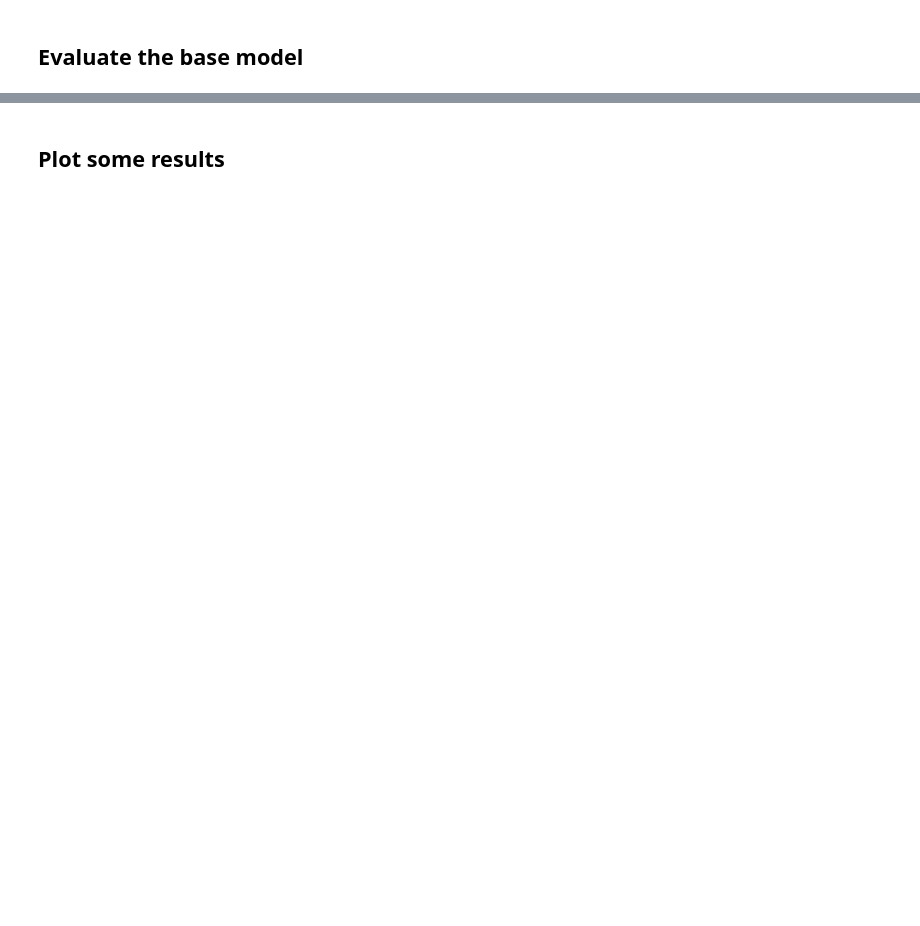
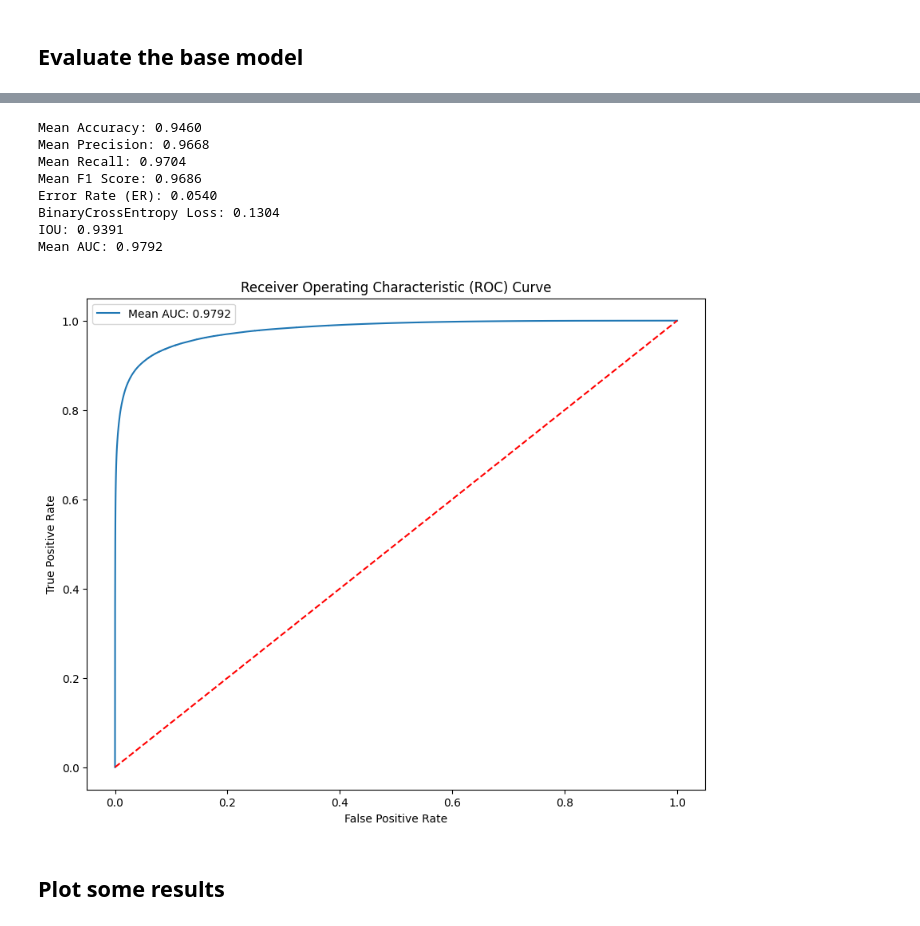
Before and after one commit to ASKabalan/-infrared-cloud-detection-, a Jupyter notebook: segmentation/CloudSegmentation_Jax.ipynb, the cells around one changed output, grey strips where cells are left out. Cells and saved outputs as stored; diff of their text form; code cells hidden in the pictures; blank space fills up the shorter version.

```diff
--- a/segmentation/CloudSegmentation_Jax.ipynb
+++ b/segmentation/CloudSegmentation_Jax.ipynb
@@ -594,3 +603,17 @@ save_metrics_to_csv(avg_train_loss, avg_val_loss, avg_train_accuracy, avg_val_ac
+# %%
+# Evaluate the model on validation and training sets
+images, masks , pred = evaluate_and_save_images(ds_val_gen, state, "DS12_val",True,200)
+images_t, masks_t , pred_t = evaluate_and_save_images(ds_train_gen, state, "DS12_train",False,200)
+# %% [output]
+Mean Accuracy: 0.9460
+Mean Precision: 0.9668
+Mean Recall: 0.9704
+Mean F1 Score: 0.9686
+Error Rate (ER): 0.0540
+BinaryCrossEntropy Loss: 0.1304
+IOU: 0.9391
+Mean AUC: 0.9792
+[figure, added]
 # %% [markdown]
 ## Plot some results
 # %%
```
Also changed, not shown: parts of 21 cells of this notebook, 12 other files.
